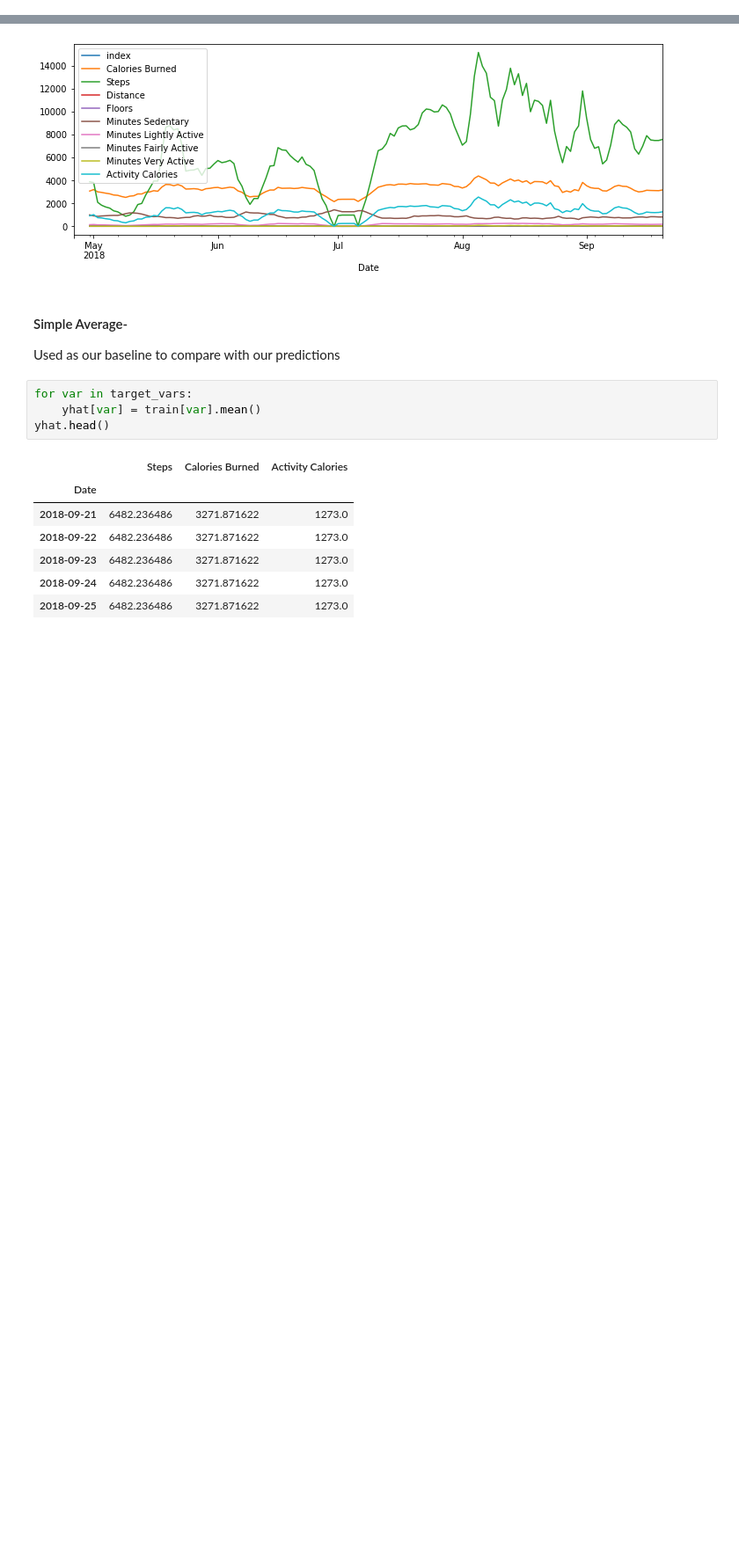
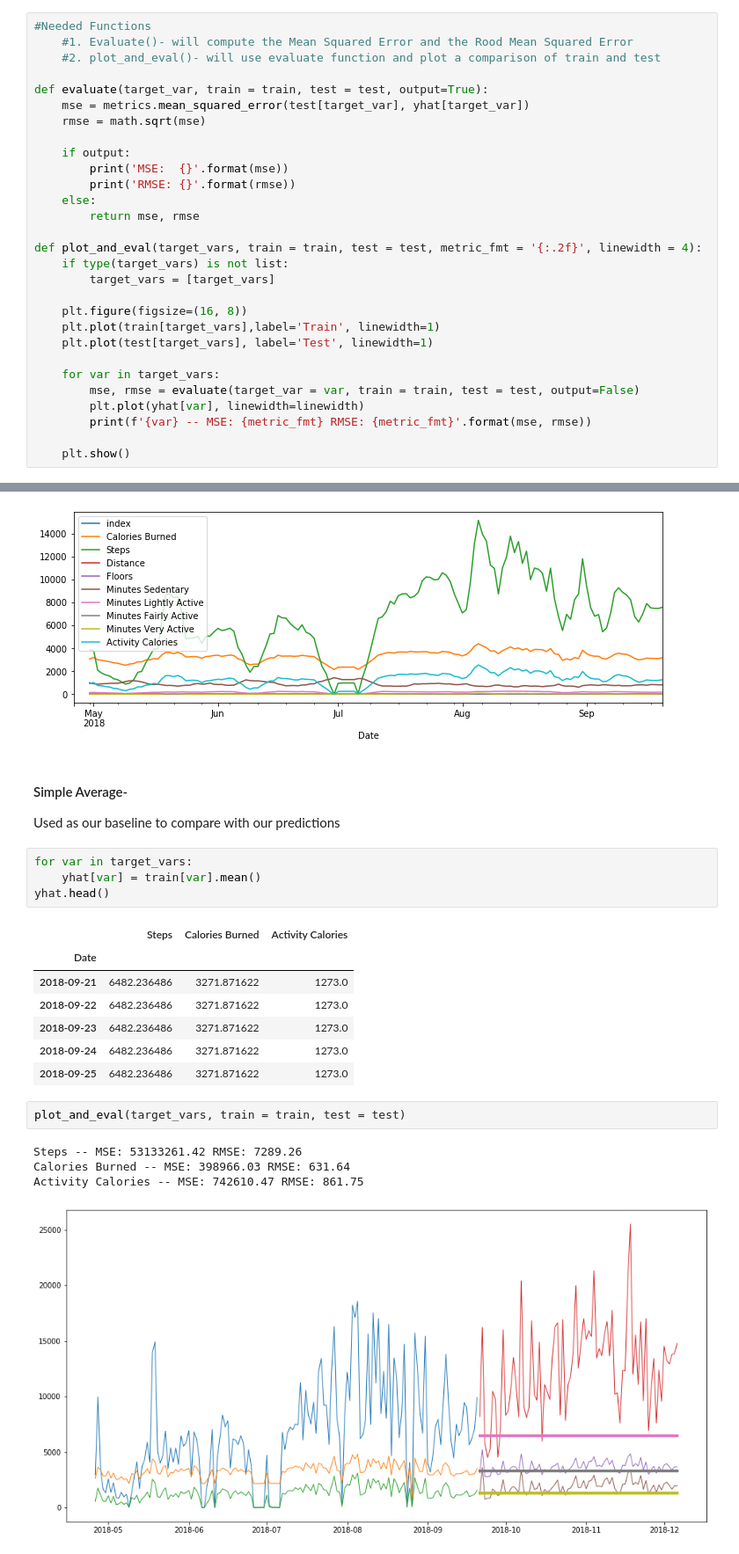
Before and after one commit to Bayes19/Project-Fitbit, a Jupyter notebook: Final .ipynb, the cells around one changed output, grey strips where cells are left out. Shown at 88% size. Cells and saved outputs as stored; diff of their text form; blank space fills up the shorter version.

```diff
--- a/Final .ipynb
+++ b/Final .ipynb
@@ -38,3 +38,32 @@ ERROR:fbprophet:Importing plotly failed. Interactive plots will not work.
+# %%
+#Needed Functions
+    #1. Evaluate()- will compute the Mean Squared Error and the Rood Mean Squared Error
+    #2. plot_and_eval()- will use evaluate function and plot a comparison of train and test
+
+def evaluate(target_var, train = train, test = test, output=True):
+    mse = metrics.mean_squared_error(test[target_var], yhat[target_var])
+    rmse = math.sqrt(mse)
+
+    if output:
+        print('MSE:  {}'.format(mse))
+        print('RMSE: {}'.format(rmse))
+    else:
+        return mse, rmse
+
+def plot_and_eval(target_vars, train = train, test = test, metric_fmt = '{:.2f}', linewidth = 4):
+    if type(target_vars) is not list:
+        target_vars = [target_vars]
+
+    plt.figure(figsize=(16, 8))
+    plt.plot(train[target_vars],label='Train', linewidth=1)
+    plt.plot(test[target_vars], label='Test', linewidth=1)
+
+    for var in target_vars:
+        mse, rmse = evaluate(target_var = var, train = train, test = test, output=False)
+        plt.plot(yhat[var], linewidth=linewidth)
+        print(f'{var} -- MSE: {metric_fmt} RMSE: {metric_fmt}'.format(mse, rmse))
+
+    plt.show()
 # %% [markdown]
 #### Acquire and prep
 consolidate all the csv files, delete the nutrition related data.
@@ -100,3 +129,10 @@ yhat.head()
 | 2018-09-23 | 6482.236486 | 3271.871622 | 1273.0 |
 | 2018-09-24 | 6482.236486 | 3271.871622 | 1273.0 |
 | 2018-09-25 | 6482.236486 | 3271.871622 | 1273.0 |
+# %%
+plot_and_eval(target_vars, train = train, test = test)
+# %% [output]
+Steps -- MSE: 53133261.42 RMSE: 7289.26
+Calories Burned -- MSE: 398966.03 RMSE: 631.64
+Activity Calories -- MSE: 742610.47 RMSE: 861.75
+[figure, added]
```
Also changed, not shown: parts of 1 cell of this notebook, 1 other file.
